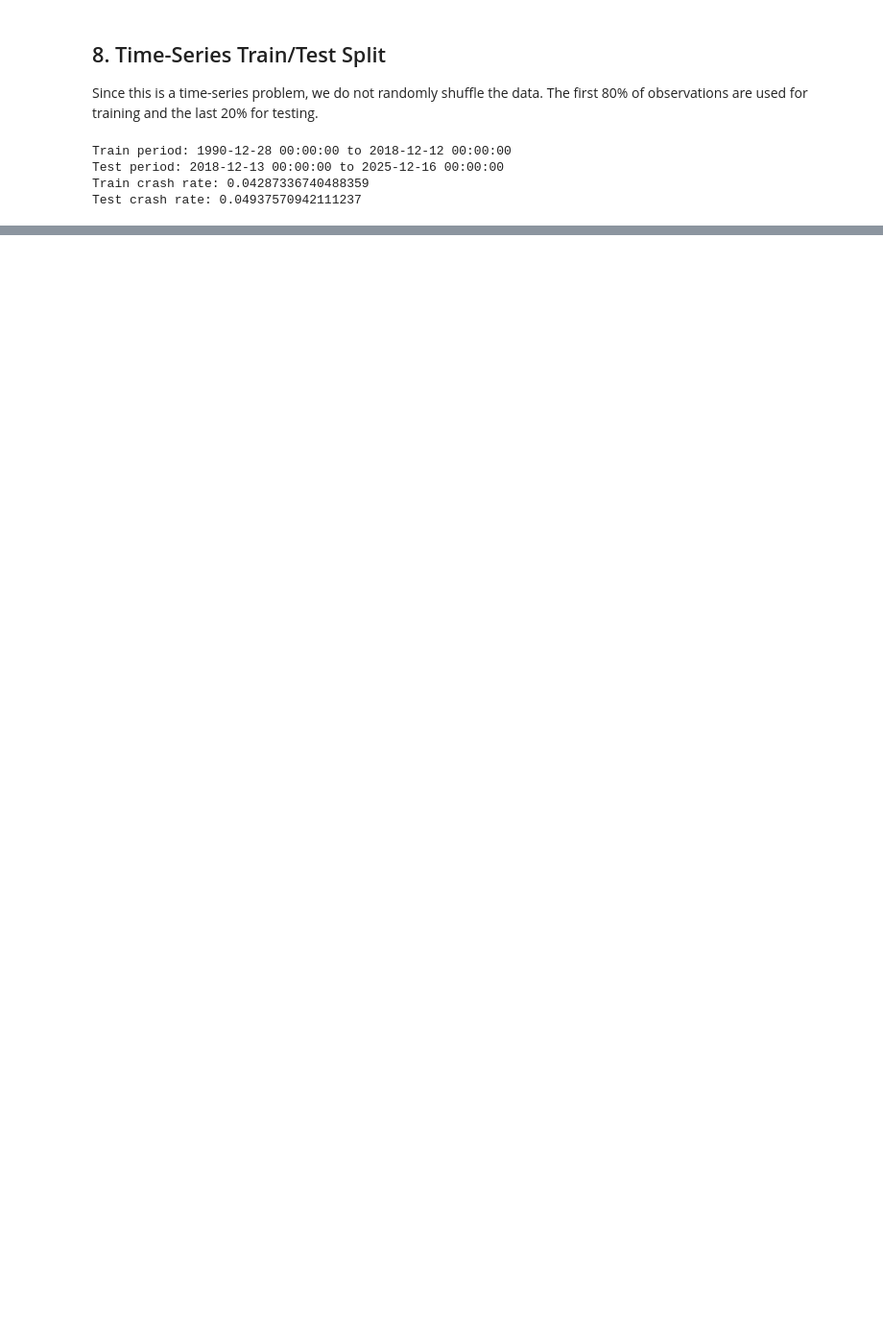
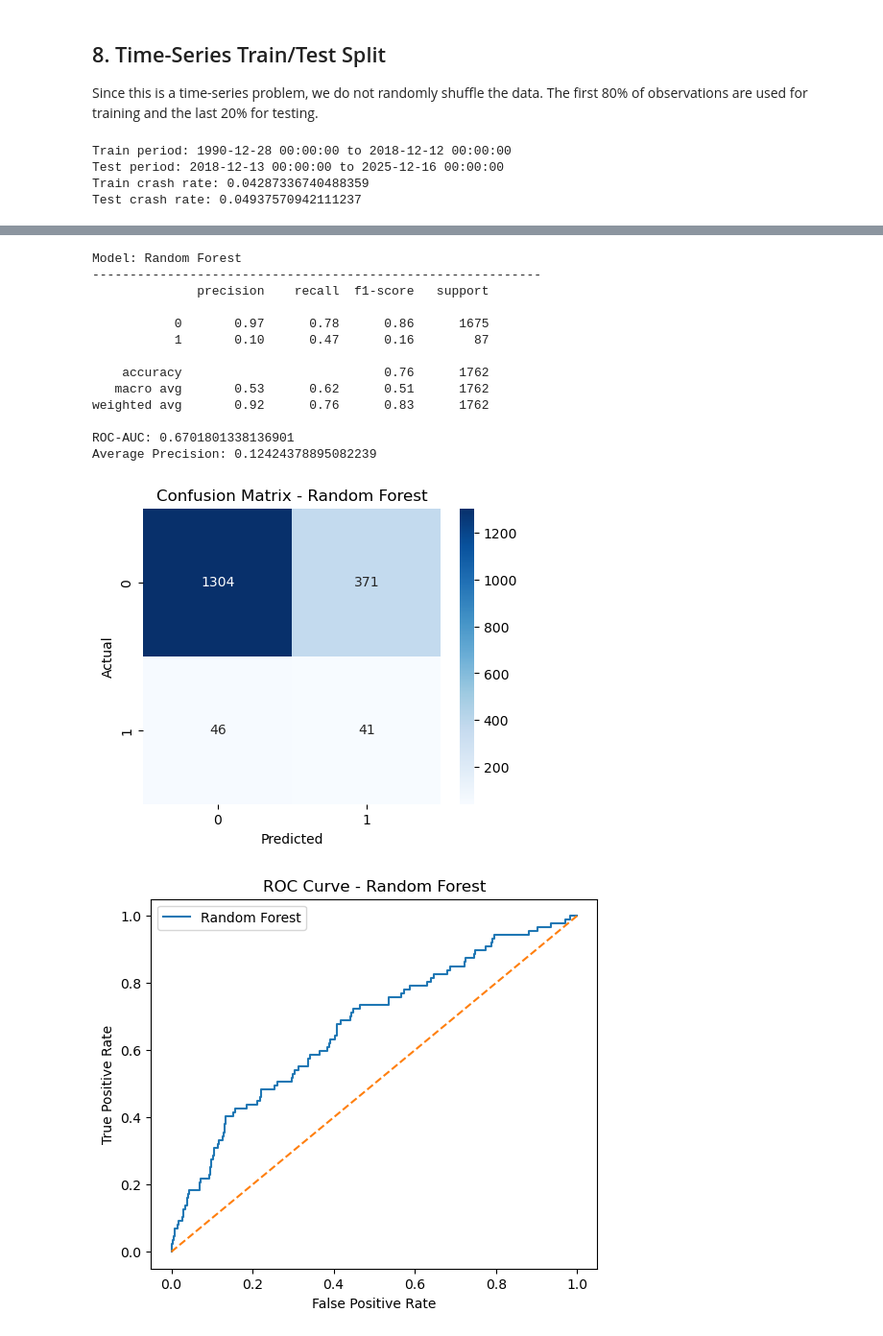
Before and after one commit to mtodoroff/MachineLearning, a Jupyter notebook: crash_prediction_sp500_vix.ipynb, the cells around one changed output, grey strips where cells are left out. Shown at 96% size. Saved outputs shown, nothing was run; the diff lists cells and outputs as text; code cells hidden in the pictures; blank space fills up the shorter version.

```diff
--- a/crash_prediction_sp500_vix.ipynb
+++ b/crash_prediction_sp500_vix.ipynb
@@ -316,0 +380,31 @@ Test crash rate: 0.04937570942111237
+# %%
+rf_model = RandomForestClassifier(
+    n_estimators=300,
+    max_depth=6,
+    class_weight="balanced",
+    random_state=42,
+    n_jobs=-1
+)
+
+rf_model.fit(X_train, y_train)
+
+rf_preds = rf_model.predict(X_test)
+rf_probs = rf_model.predict_proba(X_test)[:, 1]
+
+evaluate_model("Random Forest", y_test, rf_preds, rf_probs)
+# %% [output]
+Model: Random Forest
+------------------------------------------------------------
+              precision    recall  f1-score   support
+
+           0       0.97      0.78      0.86      1675
+           1       0.10      0.47      0.16        87
+
+    accuracy                           0.76      1762
+   macro avg       0.53      0.62      0.51      1762
+weighted avg       0.92      0.76      0.83      1762
+
+ROC-AUC: 0.6701801338136901
+Average Precision: 0.12424378895082239
+[figure, added]
+[figure, added]
```
Also changed, not shown: parts of 9 cells of this notebook.
